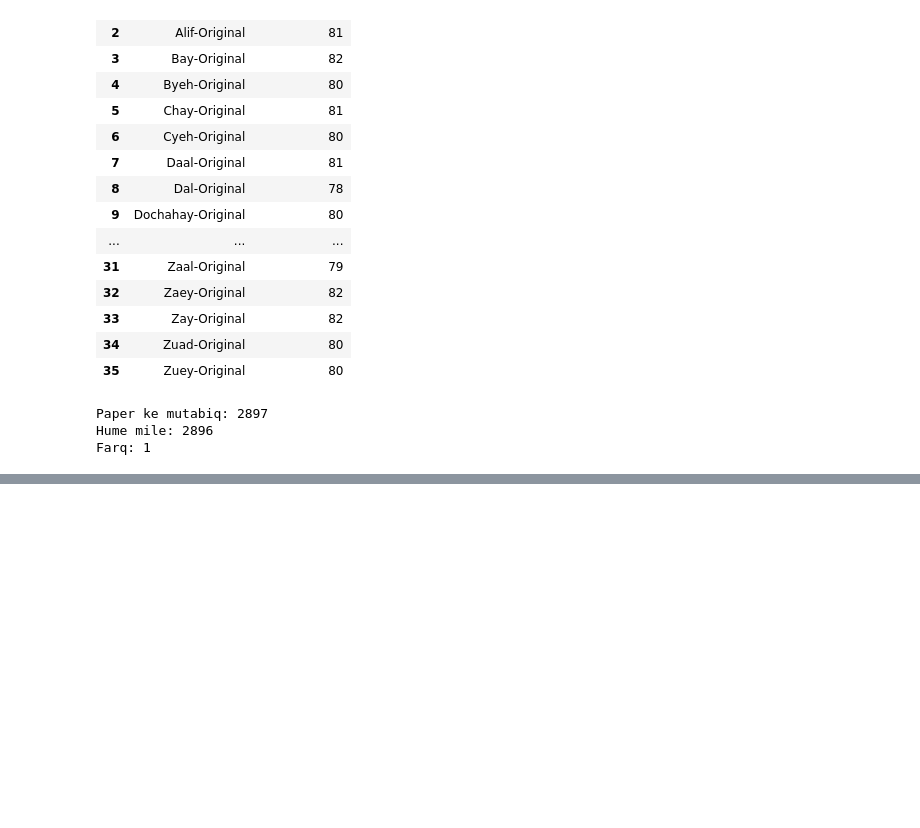
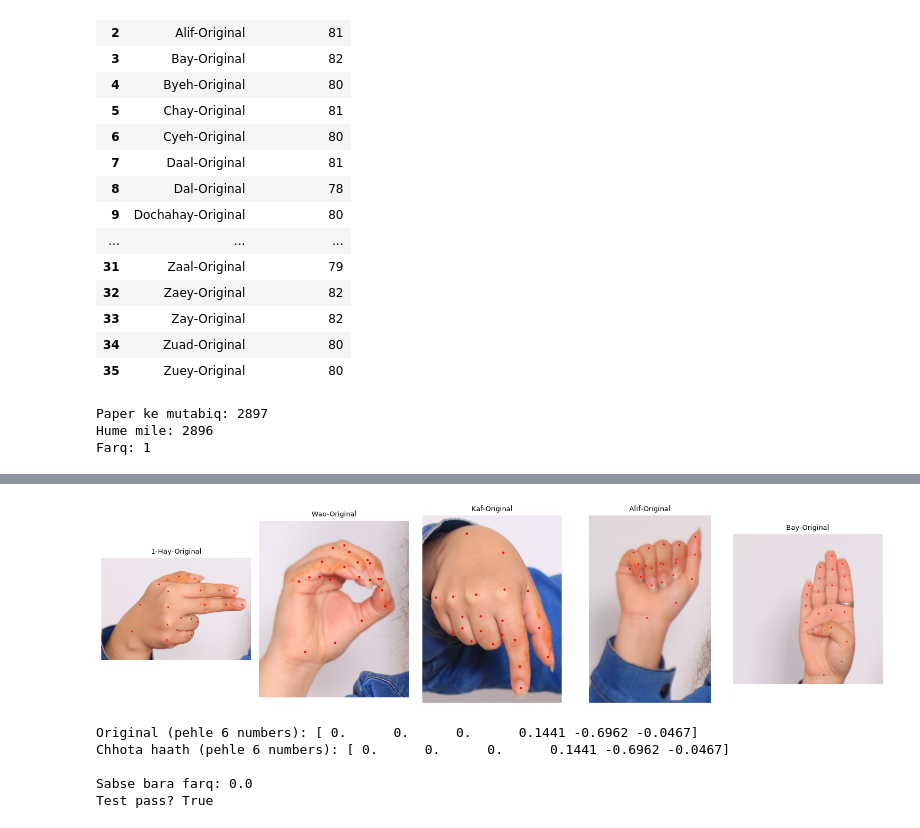
Before and after one commit to aftab-soomro/psl-translator, a Jupyter notebook: notes/01_dataset_overview.ipynb, the cells around one changed output, grey strips where cells are left out. Drawn from its saved outputs; the diff is of its cells as text; code cells hidden in the pictures; blank space fills up the shorter version.

```diff
--- a/notes/01_dataset_overview.ipynb
+++ b/notes/01_dataset_overview.ipynb
@@ -60,0 +135,61 @@ Farq: 1
+# %%
+import cv2
+import matplotlib.pyplot as plt
+
+def draw_landmarks_on_image(image_path, landmarks):
+    img = cv2.imread(str(image_path))
+    img_rgb = cv2.cvtColor(img, cv2.COLOR_BGR2RGB)
+    h, w, _ = img_rgb.shape
+
+    # landmarks 0-1 ke beech hain (normalized), unhe image ke asal pixels me convert karna
+    for i in range(0, len(landmarks), 3):
+        x = int(landmarks[i] * w)
+        y = int(landmarks[i + 1] * h)
+        cv2.circle(img_rgb, (x, y), 6, (255, 0, 0), -1)  # laal dot
+
+    return img_rgb
+
+
+fig, axes = plt.subplots(1, len(test_files), figsize=(15, 4))
+
+for ax, f in zip(axes, test_files):
+    result = extract_landmarks(f)
+    if result is not None:
+        img_with_dots = draw_landmarks_on_image(f, result)
+        ax.imshow(img_with_dots)
+        ax.set_title(f.parent.name, fontsize=9)
+    ax.axis("off")
+
+plt.tight_layout()
+plt.show()
+# %% [output]
+[figure, added]
+# %%
+import sys
+sys.path.append("..")
+from src.features import normalize_landmarks
+import numpy as np
+
+# ek asal image ke landmarks lete hain
+original = extract_landmarks(test_files[0])
+
+# ek "nakli chhota haath" banate hain: sab numbers ko aadha kar dete hain
+# (jaise haath camera se door hoga to chhota dikhega)
+smaller_hand = [v * 0.5 for v in original]
+
+norm_original = normalize_landmarks(original)
+norm_smaller = normalize_landmarks(smaller_hand)
+
+print("Original (pehle 6 numbers):", np.round(norm_original[:6], 4))
+print("Chhota haath (pehle 6 numbers):", np.round(norm_smaller[:6], 4))
+
+# dono ka farq bohat chhota (near zero) hona chahiye
+diff = np.abs(norm_original - norm_smaller).max()
+print("\nSabse bara farq:", diff)
+print("Test pass?", diff < 0.01)
+# %% [output]
+Original (pehle 6 numbers): [ 0.      0.      0.      0.1441 -0.6962 -0.0467]
+Chhota haath (pehle 6 numbers): [ 0.      0.      0.      0.1441 -0.6962 -0.0467]
+
+Sabse bara farq: 0.0
+Test pass? True
```
Also changed, not shown: parts of 3 cells of this notebook, 5 other files.
